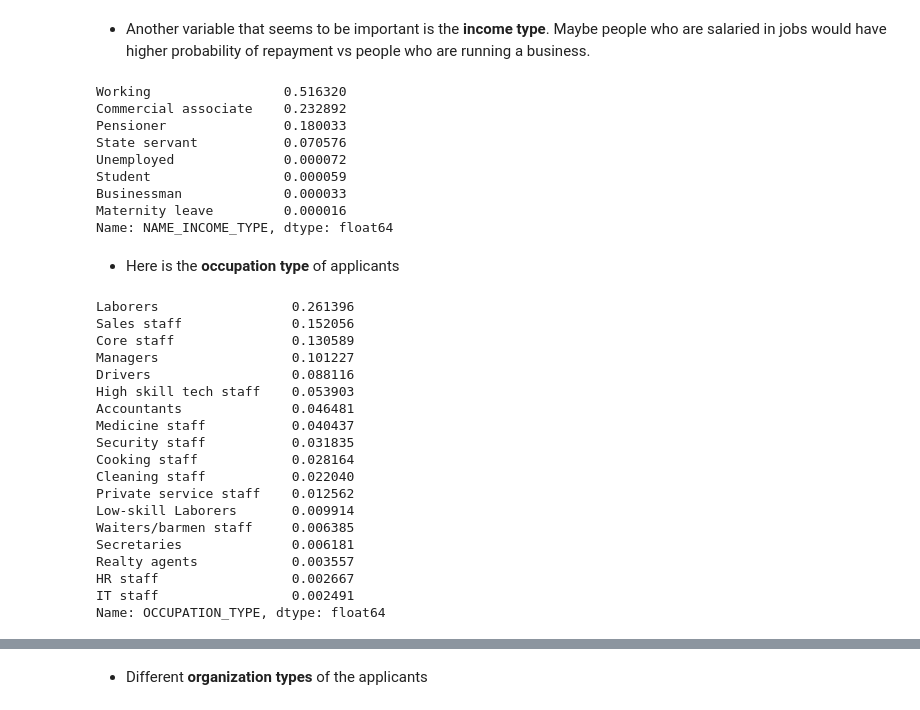
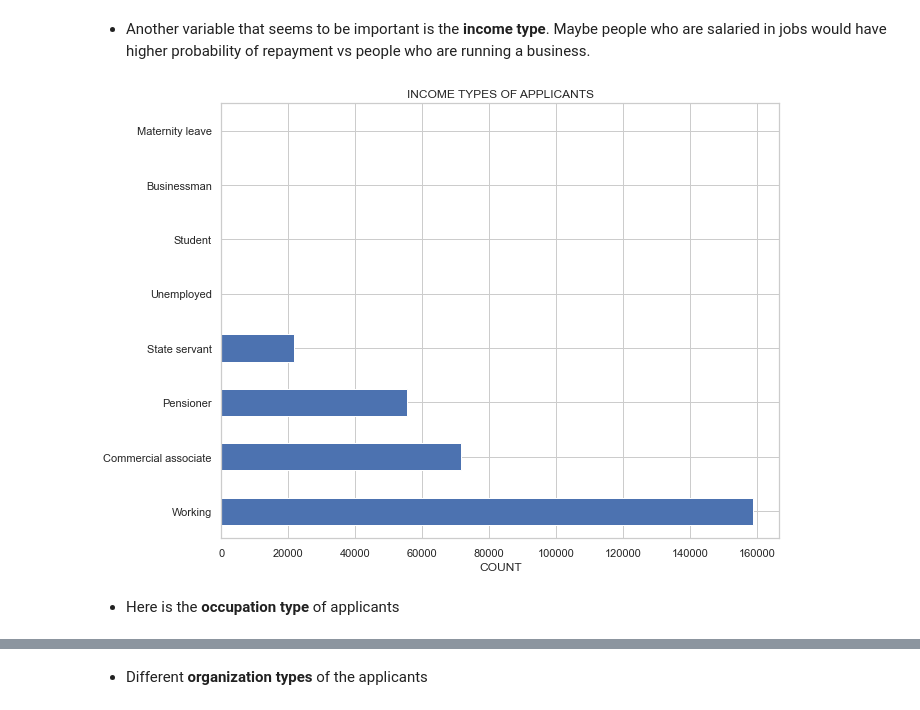
Before and after one commit to abhinav-m/data-science-bootcamp, a Jupyter notebook: upgrad-data-science-primer/Final-EDA-Graded/loan-applicants-data-visualization.ipynb, the cells around one changed output, grey strips where cells are left out. Cells and saved outputs as stored; diff of their text form; code cells hidden in the pictures.

Commit message:
Update loan-applicants-data-visualization.ipynb
Updated visualizations, added categories for age.

```diff
--- a/upgrad-data-science-primer/Final-EDA-Graded/loan-applicants-data-visualization.ipynb
+++ b/upgrad-data-science-primer/Final-EDA-Graded/loan-applicants-data-visualization.ipynb
@@ -108,39 +108,13 @@ plt.show()
 ### Understanding occupation type , income type , and organization type of applicants and there distributions
 # %% [markdown]
 * Another variable that seems to be important is the **income type**. Maybe people who are salaried in jobs would have higher probability of repayment vs people who are running a business.
-# %%
-current_app_df['NAME_INCOME_TYPE'].value_counts(normalize=True)
-# %% [output]
-Working                 0.516320
-Commercial associate    0.232892
-Pensioner               0.180033
-State servant           0.070576
-Unemployed              0.000072
-Student                 0.000059
-Businessman             0.000033
-Maternity leave         0.000016
-Name: NAME_INCOME_TYPE, dtype: float64
+# %%
+plt.figure(figsize=(10,8))
+current_app_df['NAME_INCOME_TYPE'].value_counts().plot.barh()
+plt.title('INCOME TYPES OF APPLICANTS')
+plt.xlabel('COUNT')
+plt.show()
+# %% [output]
+[figure, added]
 # %% [markdown]
 * Here is the **occupation type** of applicants
-# %%
-current_app_df['OCCUPATION_TYPE'].value_counts(normalize=True)
-# %% [output]
-Laborers                 0.261396
-Sales staff              0.152056
-Core staff               0.130589
-Managers                 0.101227
-Drivers                  0.088116
-High skill tech staff    0.053903
-Accountants              0.046481
-Medicine staff           0.040437
-Security staff           0.031835
-Cooking staff            0.028164
-Cleaning staff           0.022040
-Private service staff    0.012562
-Low-skill Laborers       0.009914
-Waiters/barmen staff     0.006385
-Secretaries              0.006181
-Realty agents            0.003557
-HR staff                 0.002667
-IT staff                 0.002491
-Name: OCCUPATION_TYPE, dtype: float64
```
Also changed, not shown: parts of 13 cells of this notebook.
